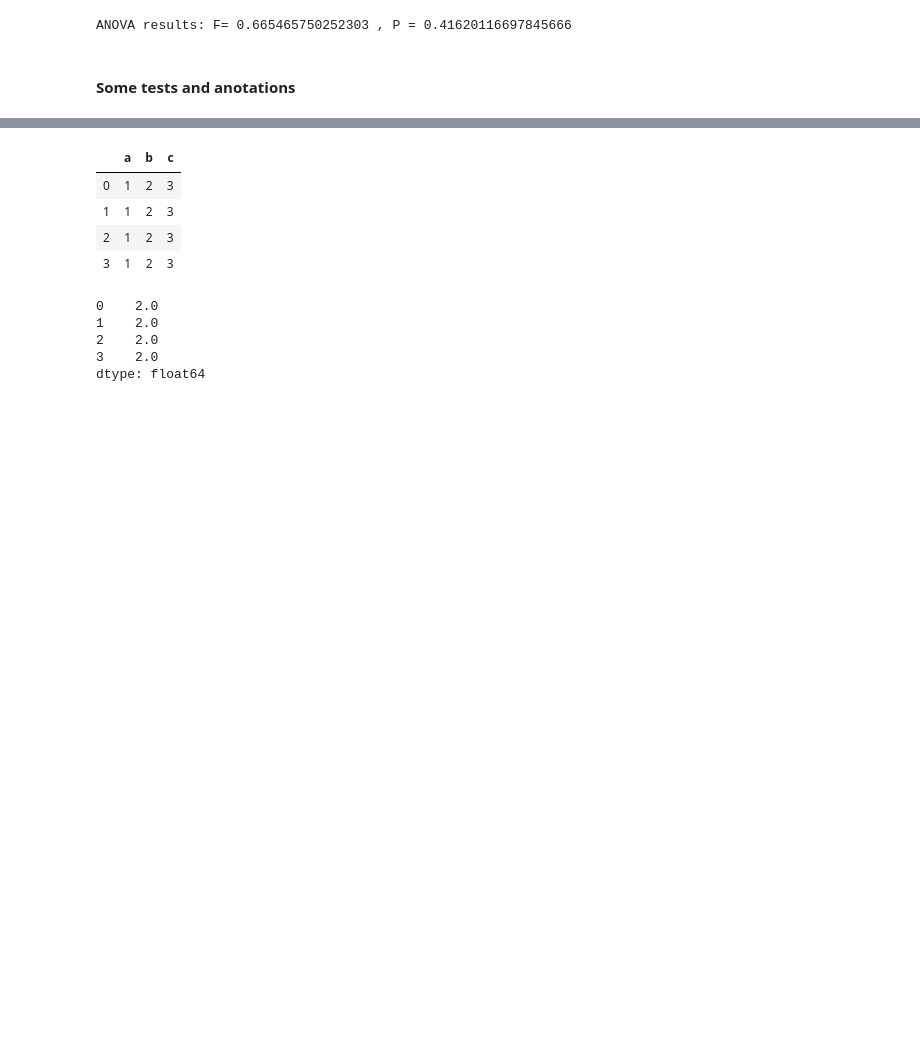
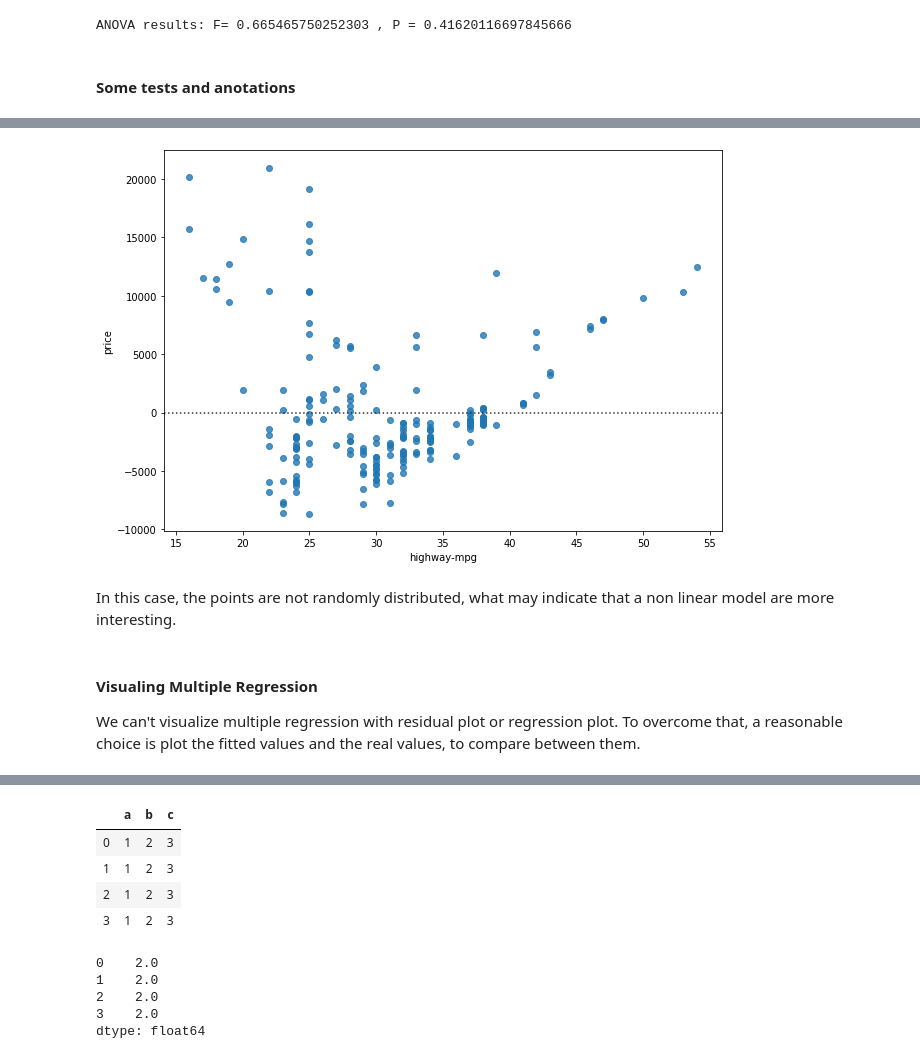
Before and after one commit to hahafael/IBM-s_data_science_course, a Jupyter notebook: wrapping_up_on_the_automobile_dataset.ipynb, the cells around one changed output, grey strips where cells are left out. Drawn from its saved outputs; the diff is of its cells as text; code cells hidden in the pictures; blank space fills up the shorter version.

```diff
--- a/wrapping_up_on_the_automobile_dataset.ipynb
+++ b/wrapping_up_on_the_automobile_dataset.ipynb
@@ -828,0 +945,12 @@ As we now move into building machine learning models to automate our analysis, f
+# %%
+plt.figure(figsize=(10, 7))
+sns.residplot(df['highway-mpg'], df['price'])
+plt.show()
+# %% [output]
+[figure, added]
+# %% [markdown]
+In this case, the points are not randomly distributed, what may indicate that a non linear model are more interesting.
+# %% [markdown]
+#### Visualing Multiple Regression
+
+We can't visualize multiple regression with residual plot or regression plot. To overcome that, a reasonable choice is plot the fitted values and the real values, to compare between them.
```
Also changed, not shown: parts of 30 cells of this notebook.
